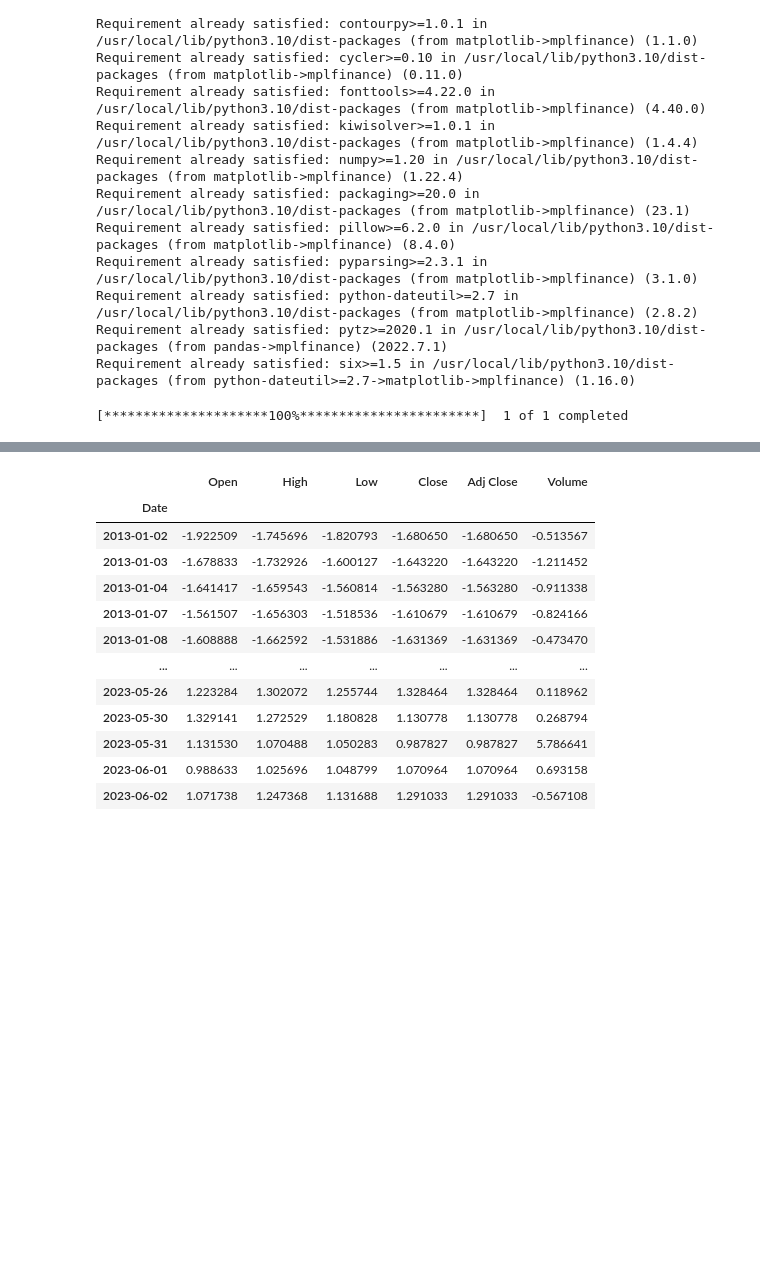
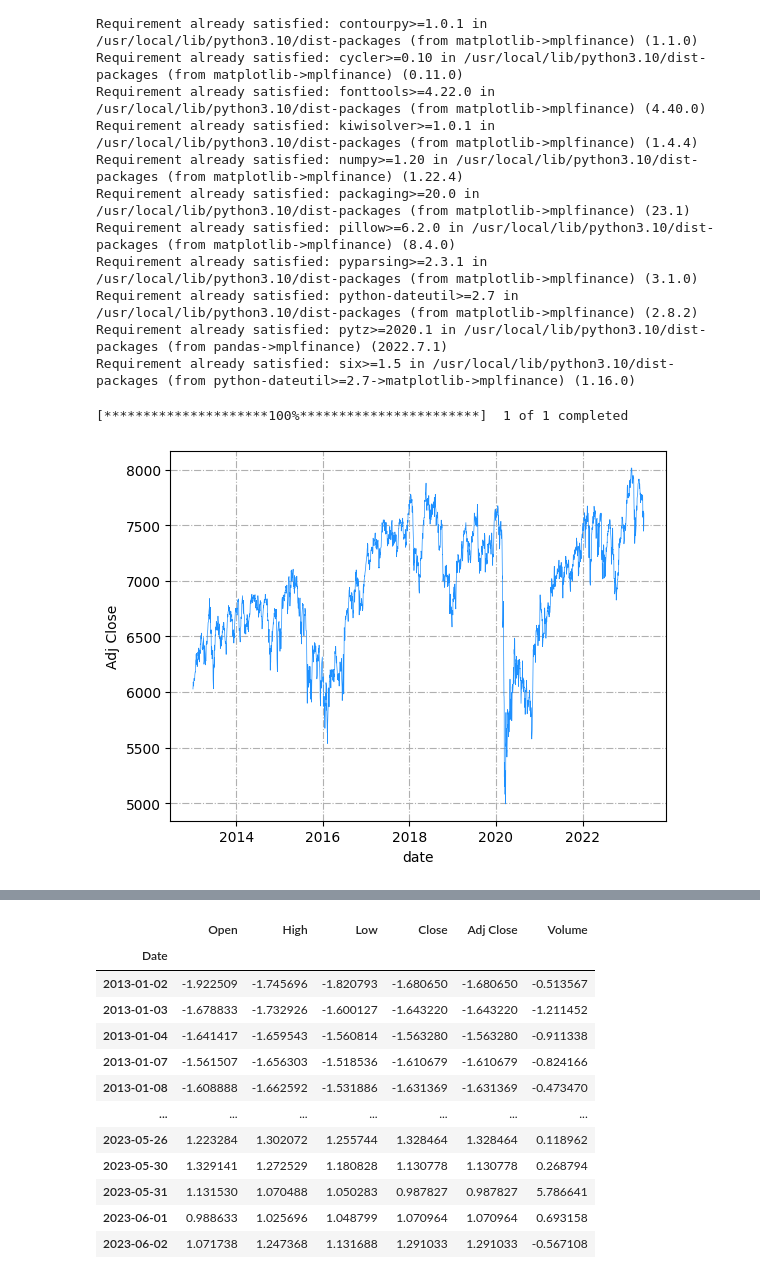
Before and after one commit to LvJiaaaaY/Stock-Prediction-Project, a Jupyter notebook: Transformer.ipynb, the cells around one changed output, grey strips where cells are left out. Cells and saved outputs as stored; diff of their text form; code cells hidden in the pictures; blank space fills up the shorter version.

```diff
--- a/Transformer.ipynb
+++ b/Transformer.ipynb
@@ -123,33 +123,40 @@ def import_csv(stock_code):
 # Parameter for data
 ## Security code
 stock_code='^FTSE'
 # Start Date
 start_date='2013-01-01'
 ## End Date
 end_date='2023-06-03'
 ## Split ratio of train data and validation data
 train_rate=0.8
 ## How many business days to see
 observation_period_num=3
 ## How many business days to predict
 predict_period_num=1
 
 # Parameter for mdoel
 ## Learning Rate
 lr=0.00005
 ## Epoch Number
 epochs=100
 ## Mini-Batch size
 batch_size=64
 ## How many epochs to stop train if valid loss is not decreasing
 patience=20
 
 device = torch.device("cuda" if torch.cuda.is_available() else "cpu")
 
 # Get data
 df=wb.DataReader(stock_code,start=start_date,end=end_date)
+
+# Plot 'Adj Close' values
+plt.plot(df.iloc[:,-2])
+plt.xlabel('date')
+plt.ylabel('Adj Close')
+plt.show()
 # %% [output]
 [*********************100%***********************]  1 of 1 completed
+[figure, added]
 # %%
 if __name__=="__main__":
     symbol = '^FTSE'
```
Also changed, not shown: parts of 6 cells of this notebook.
